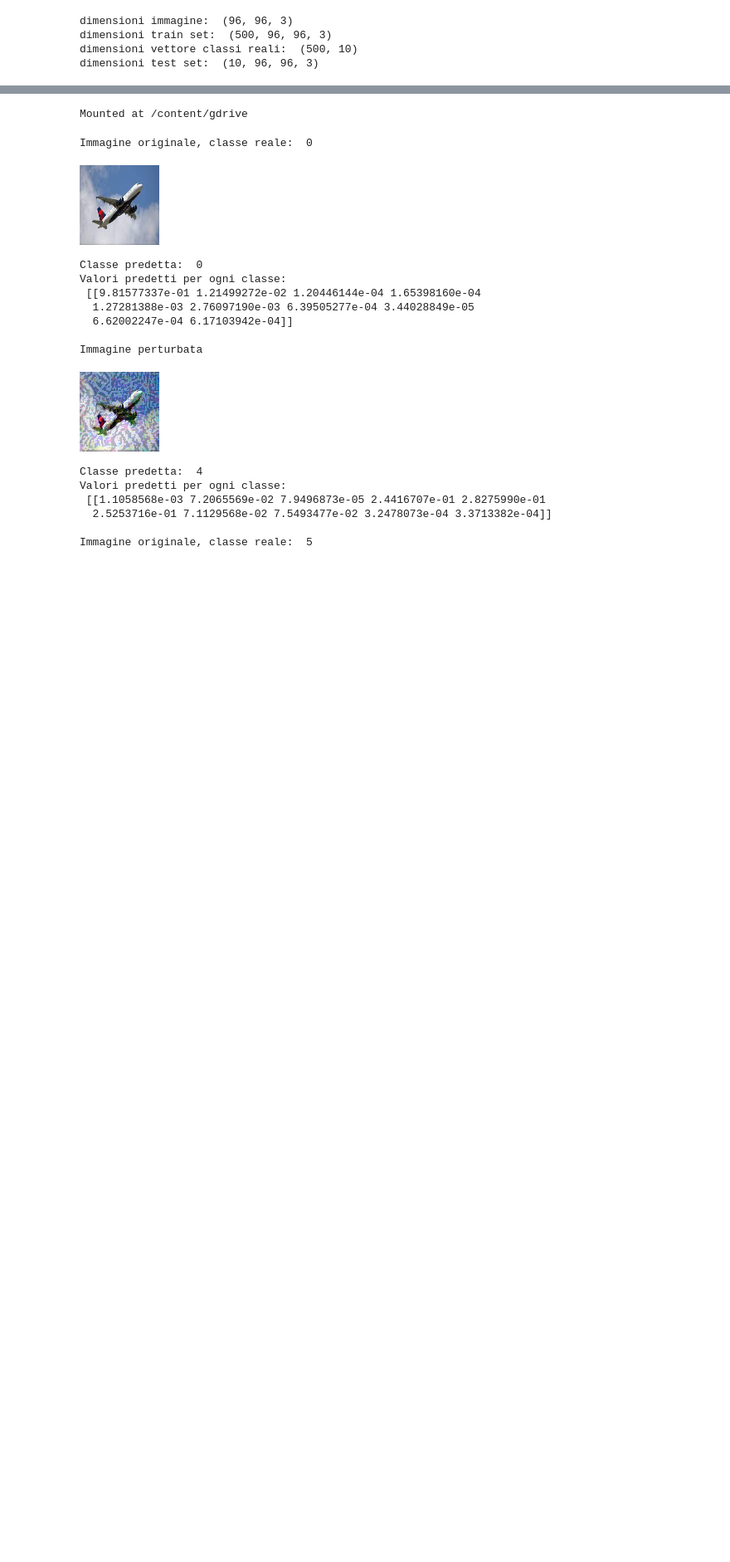
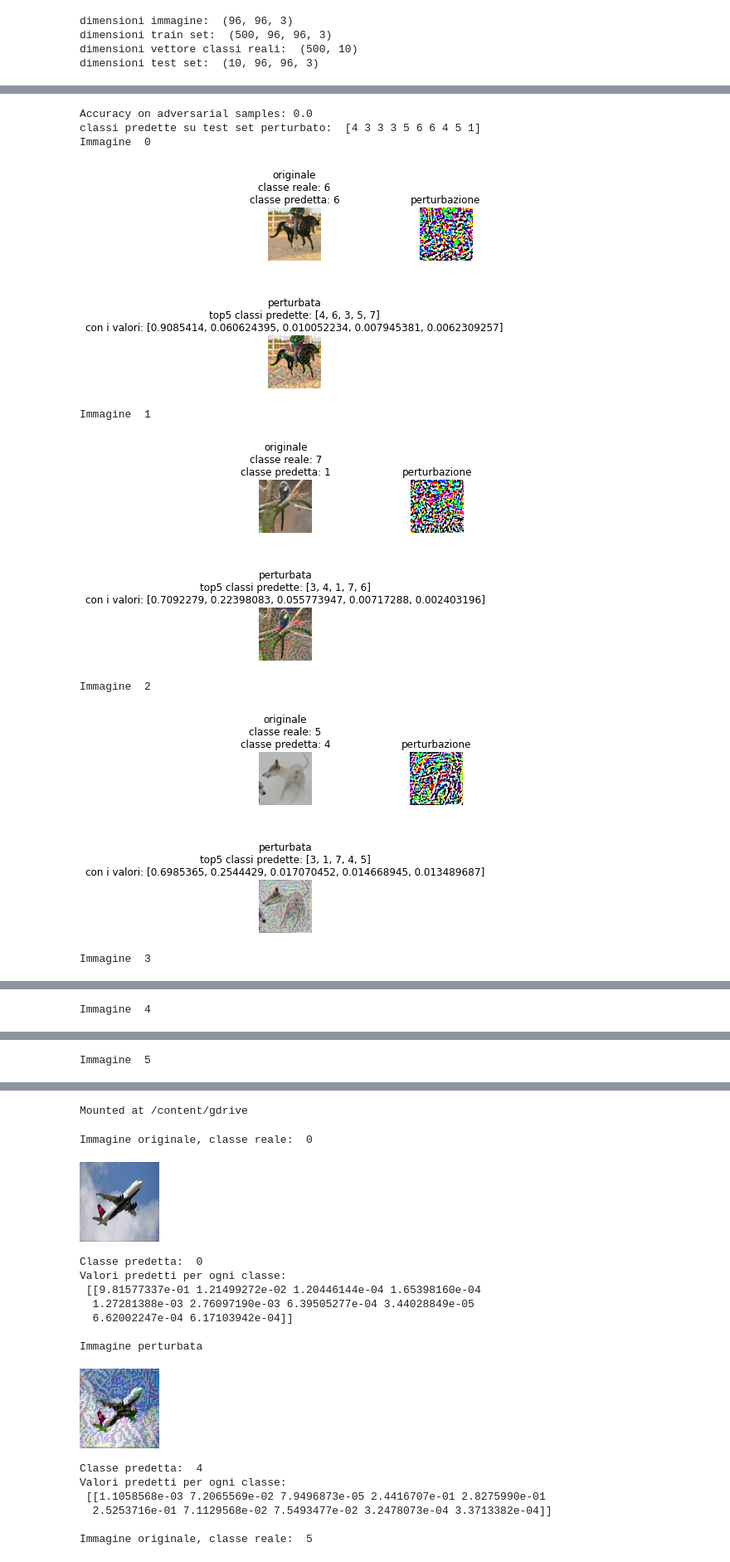
Before and after one commit to umbertogagl97/exercise, a Jupyter notebook: Attacco_VGG16_keras_FGM_stl10.ipynb, the cells around one changed output, grey strips where cells are left out. Shown at 83% size. Saved outputs shown, nothing was run; the diff lists cells and outputs as text; code cells hidden in the pictures; blank space fills up the shorter version.

```diff
--- a/Attacco_VGG16_keras_FGM_stl10.ipynb
+++ b/Attacco_VGG16_keras_FGM_stl10.ipynb
@@ -210,0 +213,65 @@ Clipping input data to the valid range for imshow with RGB data ([0..1] for floa
+# %%
+######prova######
+
+attack2=FastGradientMethod(estimator=classifier, eps=0.05,minimal=True,eps_step=0.01)
+x_test_adv2 = attack.generate(x=x_test,y=y_test) #aggiunge una perturbazione alle immagini del test set
+#N.B. si possono passare le classi reali del test set (con y=y_test) e in questo caso FGM calcolerà le perturbazioni in modo che il classificatore
+#non predica queste classi. Mentre, se non passo y_test, le calcolerà in modo da non fargli predire la classe predetta normalmente (la quale può essere diversa da quella reale
+#se il classificatore non è corretto)
+perturb=x_test_adv2-x_test #calcolo della perturbazione
+
+#N.B. problema nel calcolo della perturbazione, con la sottrazione si ha un'immagine [-1,1], di seguito è normalizzata in [0,1]
+min_p, max_p = np.amin(perturb), np.amax(perturb)
+perturb = (perturb - min_p) / (max_p - min_p)
+
+# Evaluate the classifier on the adversarial samples FGM
+value_preds_after=classifier.predict(x_test_adv2)
+preds_after = np.argmax(value_preds_after, axis=1)
+acc_after = np.sum(preds_after == np.argmax(y_test, axis=1)) / y_test.shape[0]
+print("Accuracy on adversarial samples:", (acc_after * 100))
+print("classi predette su test set perturbato: ",preds_after)
+
+#stampa subplot
+
+#cv2_imshow(cv2.hconcat([x_test[0,:,:,:]*255,x_test[1,:,:,:]*255,x_test[2,:,:,:]*255]))
+#N.B. plt.imshow usa range 0,1 per immagini rgb, mentre cv2 usa 0,255
+import matplotlib.pyplot as plt
+#nel seguente ciclo for si crea un vettore delle classi predette ordinato per probabilità decrescente
+for i in range(x_test.shape[0]):
+  value=value_preds_after[i,:]
+  value_sorted=sorted(value,reverse=True)
+  classes=[]
+  for j in range(value.size) :
+    ind=np.where(value==value_sorted[j]) #restituisce l'indice in value del valore uguale a value_sorted[i], quindi è la classe
+    classes.append(ind[0][0]) #classes è il vettore finale
+
+  #in seguito per ogni immagine del test set si stampa un subplot
+  fig = plt.figure()
+  print("Immagine ",i)
+  #originale
+  ax1 = fig.add_subplot(321) #subplot con 3 righe e due colonne
+  ax1.axis('off')
+  ax1.imshow(cv2.rotate(x_test[i,:,:,:],cv2.cv2.ROTATE_90_CLOCKWISE))
+  ax1.title.set_text("originale\nclasse reale: "+str(np.argmax(y_test[i,:]))+"\nclasse predetta: "+str(preds[i]))
+  #perturbazione
+  ax2 = fig.add_subplot(322)
+  ax2.imshow(cv2.rotate(perturb[i,:,:,:],cv2.cv2.ROTATE_90_CLOCKWISE))
+  ax2.axis('off')
+  ax2.title.set_text("perturbazione")
+  #perturbata
+  ax3 = fig.add_subplot(325)
+  ax3.imshow(cv2.rotate(x_test_adv2[i,:,:,:],cv2.cv2.ROTATE_90_CLOCKWISE))
+  ax3.axis('off')
+  ax3.title.set_text("perturbata\ntop5 classi predette: "+str(classes[:5])+"\ncon i valori: "+str(value_sorted[:5]))
+
+  plt.show()
+# %% [output]
+Accuracy on adversarial samples: 0.0
+classi predette su test set perturbato:  [4 3 3 3 5 6 6 4 5 1]
+Immagine  0
+[figure, added]
+Immagine  1
+[figure, added]
+Immagine  2
+[figure, added]
+Immagine  3
@@ -210,0 +279 @@ Clipping input data to the valid range for imshow with RGB data ([0..1] for floa
+Immagine  4
@@ -210,0 +281 @@ Clipping input data to the valid range for imshow with RGB data ([0..1] for floa
+Immagine  5
```
Also changed, not shown: parts of 7 cells of this notebook.
